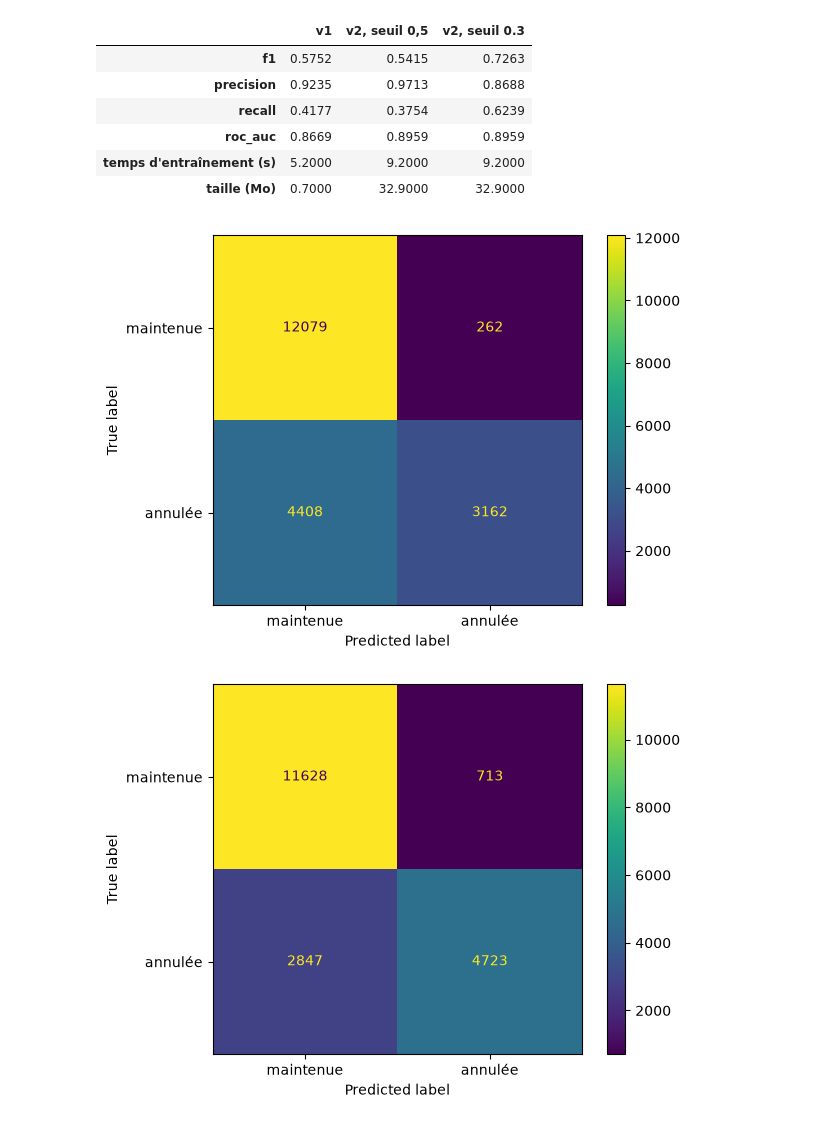
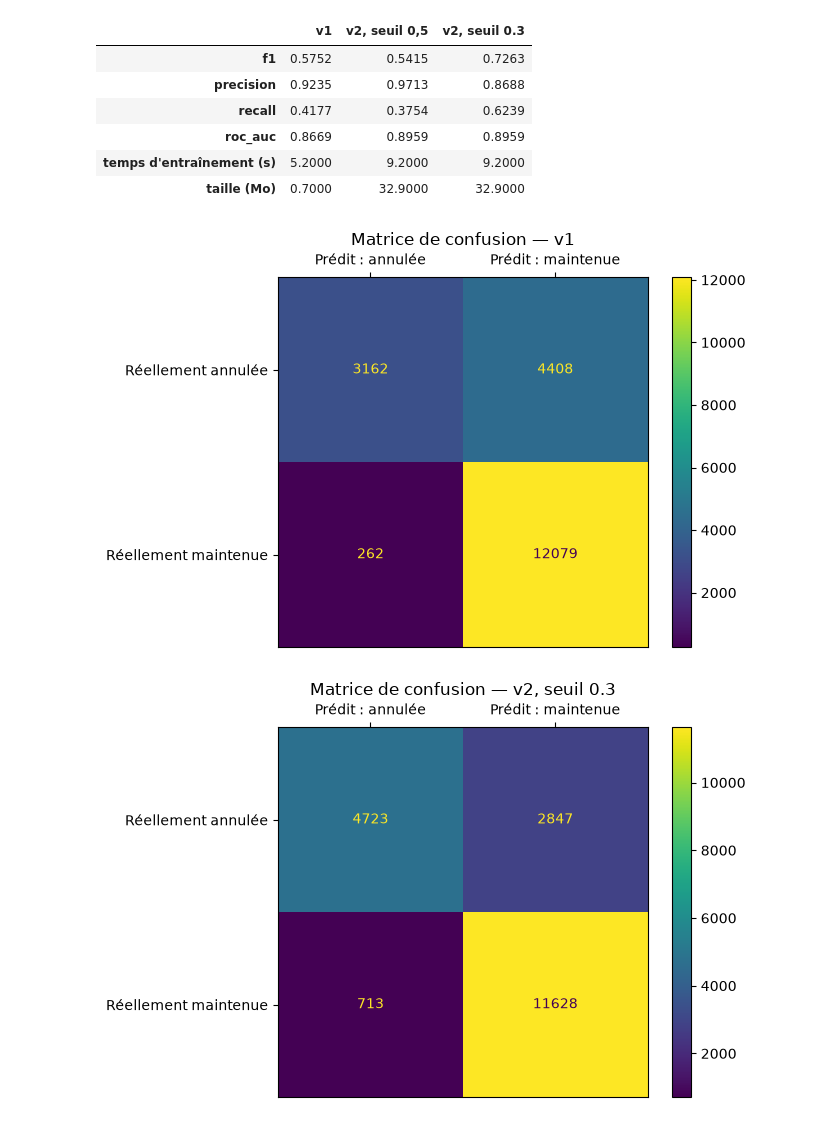
Before and after one commit to fnsagna/Dev-IA-parcours-m1-b1-annulation-fsagna, a Jupyter notebook: notebooks/02_modelisation.ipynb, the cells around one changed output. Saved outputs shown, nothing was run; the diff lists cells and outputs as text; code cells hidden in the pictures.

Commit message:
modif matrice images

```diff
--- a/notebooks/02_modelisation.ipynb
+++ b/notebooks/02_modelisation.ipynb
@@ -315,8 +315,16 @@ pd.DataFrame(verdict)   # une colonne par modèle
 | taille (Mo) | 0.7000 | 32.9000 | 32.9000 |
 # %%
 # Matrices de confusion sur le jeu de test (lignes : réalité, colonnes : prédiction)
-ConfusionMatrixDisplay.from_estimator(v1, test[V1_FEATURES], y_test, display_labels=["maintenue", "annulée"]);
-ConfusionMatrixDisplay.from_estimator(v2, test[INPUT_FEATURES], y_test, display_labels=["maintenue", "annulée"]);
+for titre, modele, colonnes in [("v1", v1, V1_FEATURES), (f"v2, seuil {seuil}", v2, INPUT_FEATURES)]:
+    # labels=[1, 0] : la classe annulée en premier
+    affichage = ConfusionMatrixDisplay.from_estimator(modele, test[colonnes], y_test, labels=[1, 0])
+    ax = affichage.ax_
+    ax.set_xticklabels(["Prédit : annulée", "Prédit : maintenue"])
+    ax.xaxis.tick_top()   # en-têtes des colonnes en haut
+    ax.set_yticklabels(["Réellement annulée", "Réellement maintenue"])
+    ax.set_xlabel("")
+    ax.set_ylabel("")
+    ax.set_title(f"Matrice de confusion — {titre}")
 # %% [output]
-[figure, old version]
+[figure, new version]
-[figure, old version]
+[figure, new version]
```
